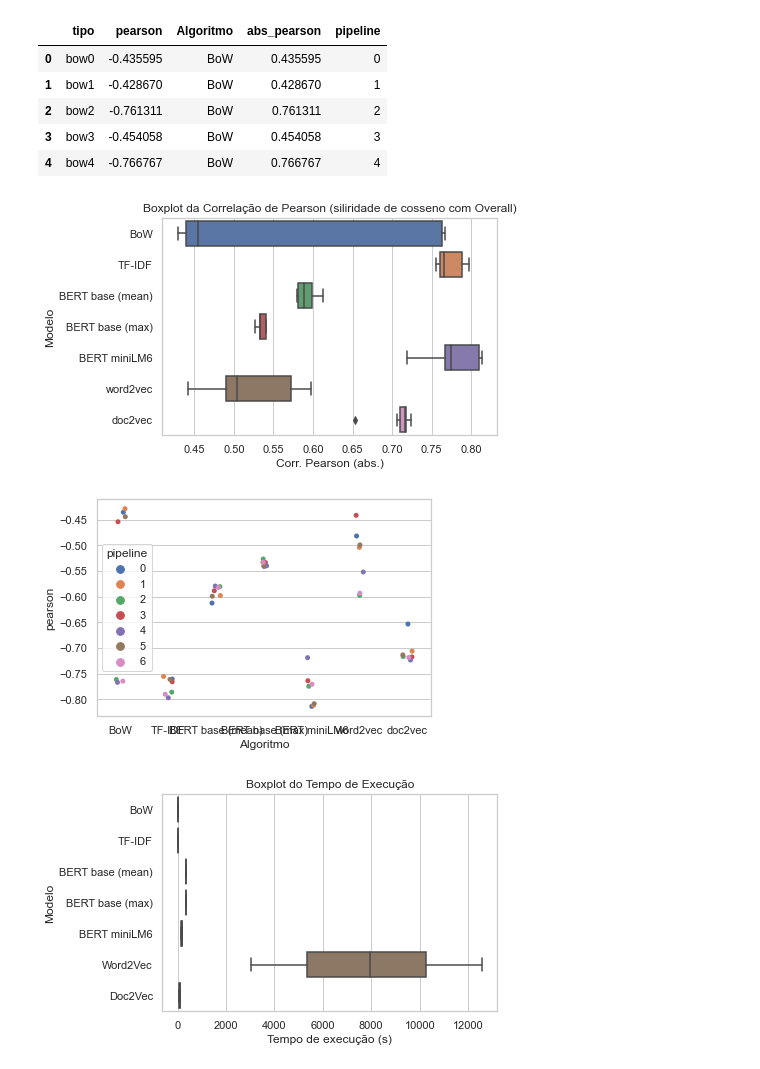
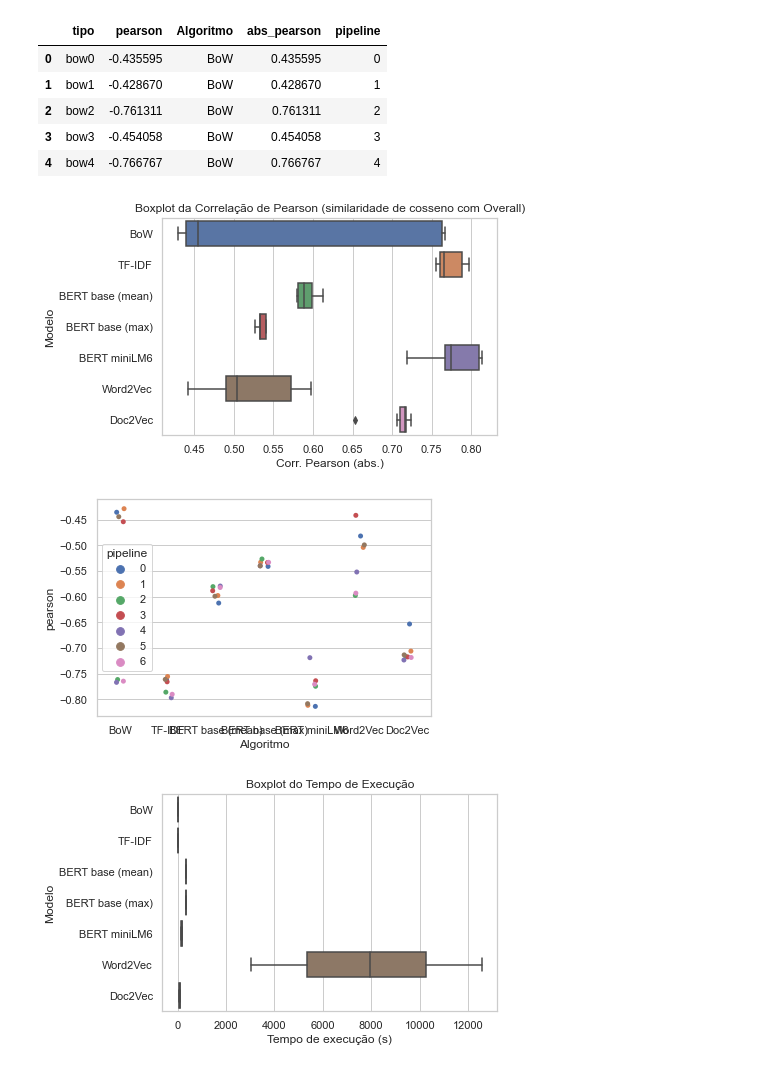
Before and after one commit to mariamaOlive/projeto2-nlp-sidi-residencia, a Jupyter notebook: plots.ipynb, the cells around one changed output. Cells and saved outputs as stored; diff of their text form; code cells hidden in the pictures.

Commit message:
Consertando o título do plot de similaridade de cosseno

```diff
--- a/plots.ipynb
+++ b/plots.ipynb
@@ -13,8 +13,8 @@ df['Algoritmo'].replace('bow','BoW',inplace=True)
 df['Algoritmo'].replace('tf_idf','TF-IDF',inplace=True)
 df['Algoritmo'].replace('bert_base_mean','BERT base (mean)',inplace=True)
 df['Algoritmo'].replace('bert_base_max','BERT base (max)',inplace=True)
-df['Algoritmo'].replace('wordvec','word2vec',inplace=True)
-df['Algoritmo'].replace('docvec','doc2vec',inplace=True)
+df['Algoritmo'].replace('wordvec','Word2Vec',inplace=True)
+df['Algoritmo'].replace('docvec','Doc2Vec',inplace=True)
 df['Algoritmo'].replace('bert_miniLM','BERT miniLM6',inplace=True)
 # %%
 df["abs_pearson"] = df["pearson"]*(-1)
@@ -35,13 +35,14 @@ import matplotlib.pyplot as plt
 sns.set_theme(style="whitegrid")
 # %%
 ax2 = sns.boxplot(x=df["abs_pearson"], y = df["Algoritmo"])
-ax2.set(xlabel='Corr. Pearson (abs.)', ylabel='Modelo')
+ax2.set(xlabel='Corr. Pearson (abs.)', ylabel='Modelo', title = 'Boxplot da Correlação de Pearson (similaridade de cosseno com Overall)')
+#plt.savefig("imagens/pearson.png", dpi = 300, bbox_inches = 'tight', transparent = False)
 # %% [output]
-[figure, old version]
+[figure, new version]
 # %%
 ax = sns.stripplot(x="Algoritmo", y="pearson", hue="pipeline", data=df)
 # %% [output]
-[figure, old version]
+[figure, new version]
 # %%
 df_time = pd.read_csv("resultados/times.csv")
 df_time.columns = ["tipo", "runtime"]
```
Also changed, not shown: parts of 5 cells of this notebook.
